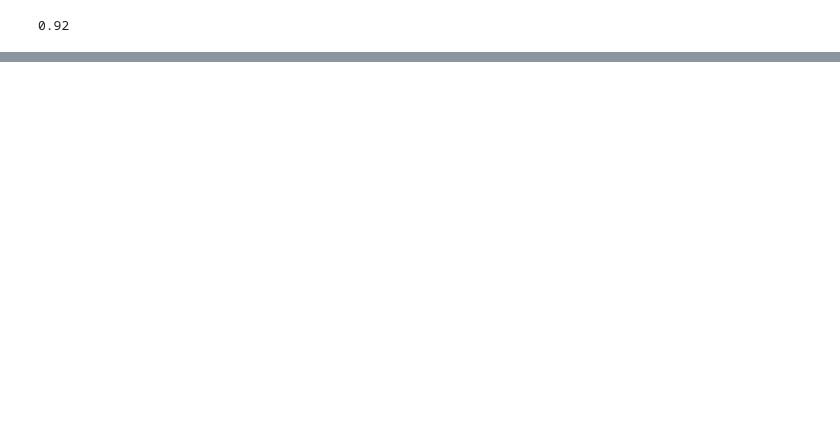
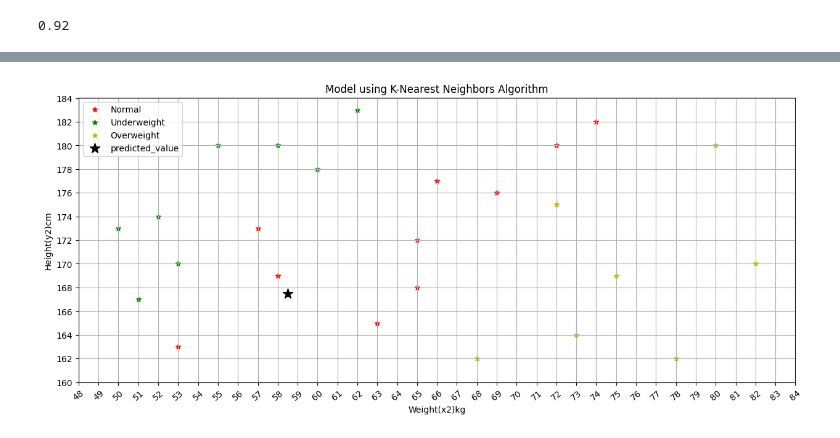
Before and after one commit to Avdhoot-Ukirde/Virtual-Environment-streamlit-Prediction-model, a Jupyter notebook: practice.ipynb, the cells around one changed output, grey strips where cells are left out. Saved outputs shown, nothing was run; the diff lists cells and outputs as text; code cells hidden in the pictures; blank space fills up the shorter version.

```diff
--- a/practice.ipynb
+++ b/practice.ipynb
@@ -67,0 +102,17 @@ pd.DataFrame(a,index=['Normal_A','Overweight_A','Underweight_A'],columns=[''])
+# %%
+plt.figure(figsize=(15,6))
+
+plt.scatter(df1['Weight(x2)kg'],df1['Height(y2)cm'],marker=('*'),color = 'r',label= "Normal")
+plt.scatter(df2['Weight(x2)kg'],df2['Height(y2)cm'],marker=('*'),color = 'g',label= "Underweight")
+plt.scatter(df3['Weight(x2)kg'],df3['Height(y2)cm'],marker=('*'),color = 'y',label= "Overweight")
+plt.scatter(pred[0][0],pred[0][1],marker= '*',label= "predicted_value",color = 'k',s=150)
+plt.xticks(np.arange(48,85,1),rotation =40)
+plt.yticks(np.arange(160,186,2))
+plt.legend()
+plt.xlabel('Weight(x2)kg')
+plt.ylabel('Height(y2)cm')
+plt.grid()
+plt.title('Model using K-Nearest Neighbors Algorithm')
+plt.show()
+# %% [output]
+[figure, added]
```
Also changed, not shown: parts of 7 cells of this notebook, 1 other file.
